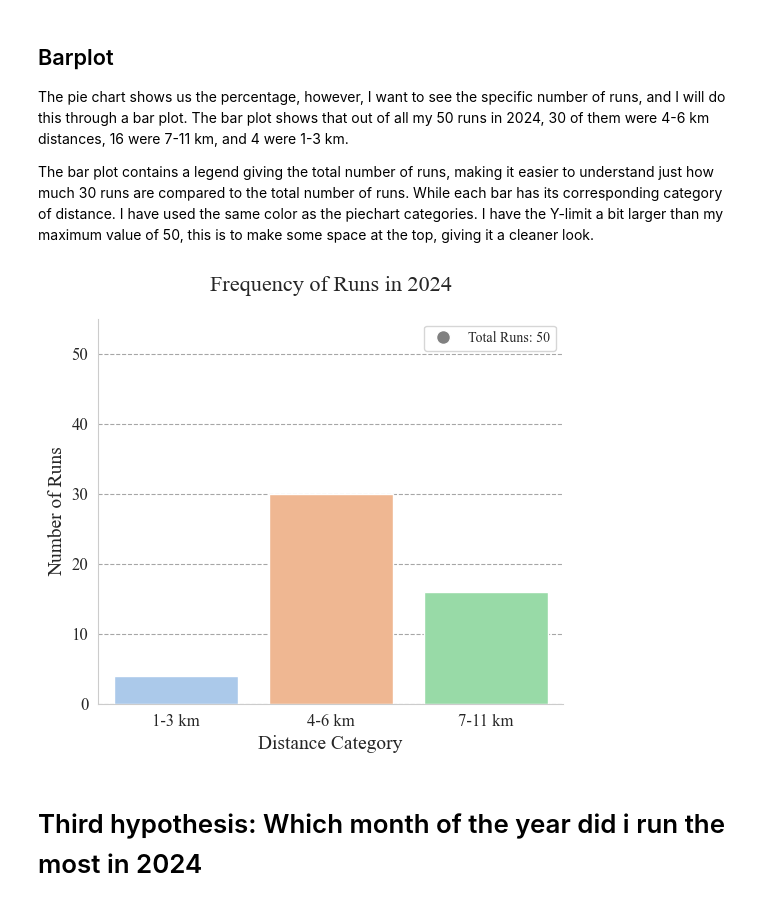
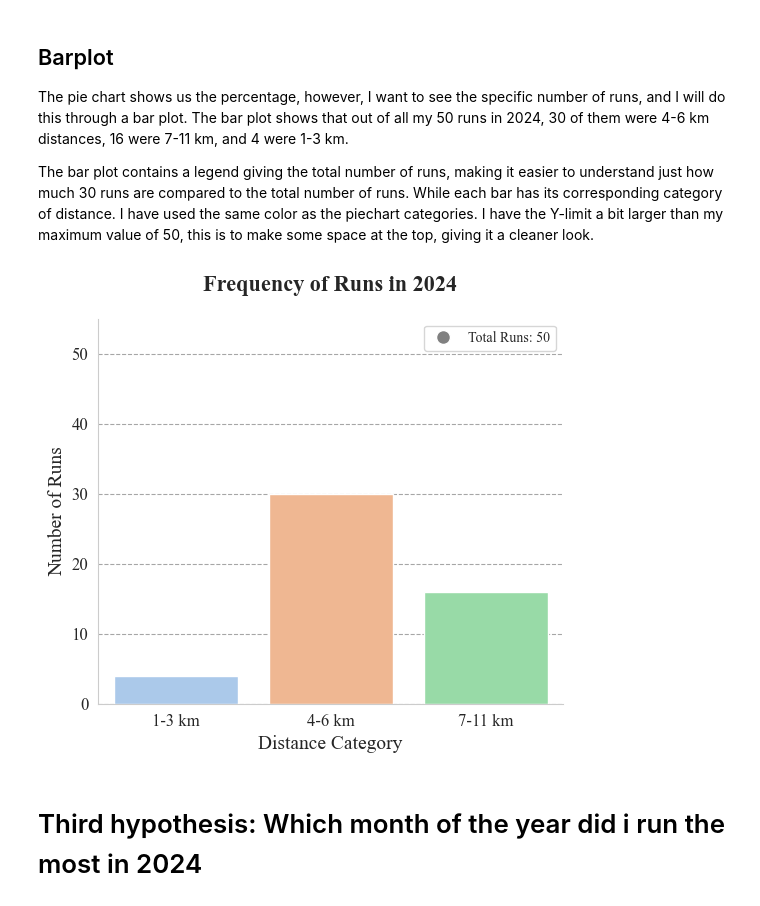
Before and after one commit to Kristine-jo/ExamPSY3035, a Jupyter notebook: Script/stravadata.ipynb, the cells around one changed output. Saved outputs shown, nothing was run; the diff lists cells and outputs as text; code cells hidden in the pictures.

```diff
--- a/Script/stravadata.ipynb
+++ b/Script/stravadata.ipynb
@@ -350,35 +351,35 @@ sns.barplot(
 
 # Calculate total runs
 total_runs = category_counts.sum()
 
 # Add the total runs as a label in the legend
 handles, labels = plt.gca().get_legend_handles_labels()
 
 # modify legend "Total Runs"
 handles.append(plt.Line2D([0], [0], marker='o', color='w', label=f"Total Runs: {total_runs}",
                           markerfacecolor='gray', markersize=10))
 labels.append(f"Total Runs: {total_runs}")
 
 # Customize the legend to only display total runs
 plt.legend(handles=handles, labels=labels, loc="upper right", title="",
            fontsize=12, title_fontsize=14, prop={'family': 'Times New Roman'})
 
 # Adding labels and title
 plt.xlabel("Distance Category", fontname="Times New Roman", fontsize= 14)
 plt.ylabel("Number of Runs", fontname="Times New Roman", fontsize= 14)
-plt.title("Frequency of Runs in 2024", fontname="Times New Roman", fontsize=16, pad=20)
+plt.title("Frequency of Runs in 2024", fontname="Times New Roman", fontsize=16, fontweight="bold", pad=20)
 
 # Customizing tick labels and grid
 plt.xticks(fontname="Times New Roman", fontsize= 12)
 plt.yticks(fontname="Times New Roman", fontsize= 12)
 plt.grid(axis='y', linestyle="--", alpha=0.7, color="gray")
 plt.ylim(0, 55)
 sns.despine()
 
 # Show the plot
 plt.show()
 # %% [output]
-[figure, old version]
+[figure, new version]
 # %% [markdown]
 # Third hypothesis: Which month of the year did i run the most in 2024
 # %%
```
Also changed, not shown: parts of 3 cells of this notebook, 1 other file.
